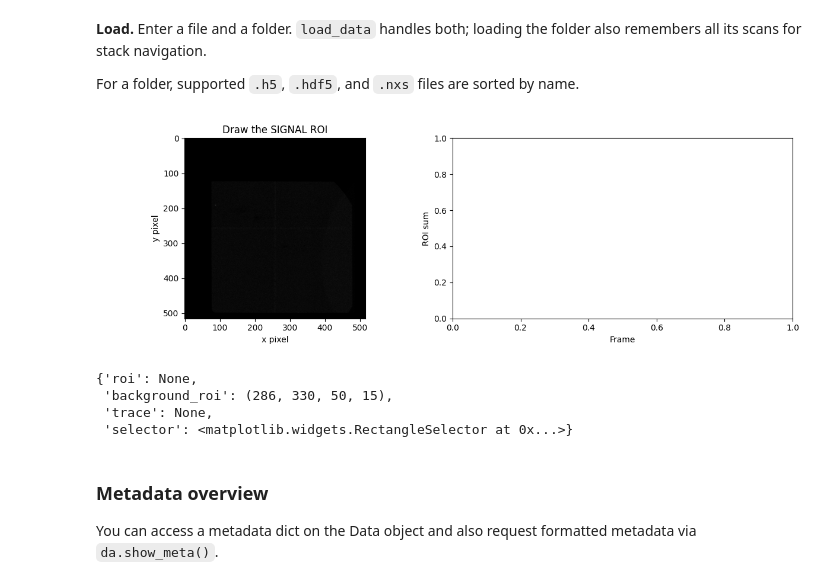
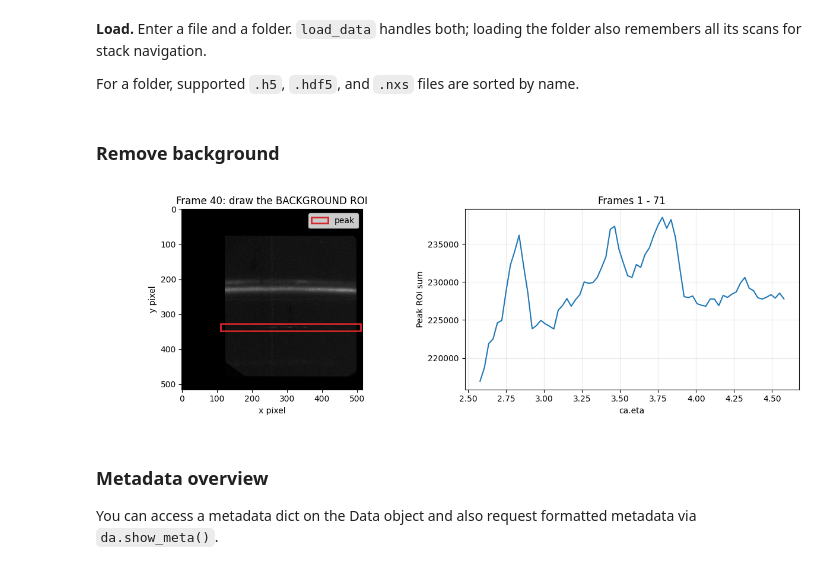
Before and after one commit to AdvancedPhotonSource/DashPVA, a Jupyter notebook: notebooks/DashAnalysis_Quickstart.ipynb, the cells around one changed output. Drawn from its saved outputs; the diff is of its cells as text; code cells hidden in the pictures.

```diff
--- a/notebooks/DashAnalysis_Quickstart.ipynb
+++ b/notebooks/DashAnalysis_Quickstart.ipynb
@@ -40,45 +42,40 @@ foldername = "/home/beams/USER6IDB/6idb-bits/sarah_26_3_2/"
 
 file_data_raw = da.load_data(filename)
 folder_scans = da.load_data(foldername)
-# %%
-# Raw detector frames: this data has not been converted or gridded in HKL space.
-# Each plotted point is calculated independently for one frame:
-# sum(signal ROI pixels) - mean(background ROI pixels). No values are summed across frames.
-# Results are grouped into result["integrated_intensity"] and result["plot"].
-# Plot contains ROI parameters, frame/file selection, x-axis values, cmap, log scale, figure, and axes.
-# SciPy computes the signal integration.
-# Example: result["integrated_intensity"]["corrected"] and result["plot"]["roi"].
-# Draw the signal ROI first, then draw a background ROI.
-# roi_result = da.plot_raw_roi(file_data_raw, roi="draw", background_roi="draw")
-
-# Fixed-ROI example:
-# da.plot_raw_roi(file_data_raw, roi=(100, 80, 40, 30), background_roi=(20, 20, 40, 30))
-
-# Display frame 40 and use ROI 1 saved for frame 40 as the background:
-# If the background reference has no 'frame', it automatically uses frame_index.
-da.plot_raw_roi(file_data_raw, frame_index=40, roi=None,
-                background_roi={"data": file_data_raw, "roi": 1})
-
-# Use saved ROI 4 from scan 7 as the background:
-# da.plot_raw_roi(file_data_raw, roi=None, background_roi={folder_scans[7]: 4})
-# frame_index is one-based: frame_index=52 reads Python array index 51.
-# Plot frame 52 across every file and draw on file index 7's frame:
-# da.plot_raw_roi(folder_scans, file_index=7, frame_index=52, roi=None, background_roi=True)
-# Choose metadata for the 1D plot's X axis (for example eta or temperature):
-# da.plot_raw_roi(file_data_raw, roi="draw", x_axis="eta")
-# Leave x_axis=None to automatically use the numeric metadata changing most significantly.
-# Choose a colormap and logarithmic display/plot scales:
-# da.plot_raw_roi(file_data_raw, roi="draw", cmap="viridis", log_scale="both")
-# log_scale can be False, True, "image", "plot", or "both".
-# Optional AH2700A capacitance data from a Bluesky primary stream:
-# cap={"file": "cap_scan.h5", "x_axis": "eta", "axis": "y", "unit": "pF"}
-# result["CAP"] contains capacitance averaged at each repeated eta/voltage position.
-# %% [output]
-[figure, removed]
-{'roi': None,
- 'background_roi': (286, 330, 50, 15),
- 'trace': None,
- 'selector': <matplotlib.widgets.RectangleSelector at 0x...>}
+# %% [markdown]
+### Remove background
+# %%
+# Subtract the background from every frame.
+results = da.remove_background(
+    file_data_raw,
+    frame_displayed=40,
+    peak_roi={file_data_raw: 4},
+    background_roi="draw",
+    x_axis="eta",
+    x_range=(2.5, 3.5),
+)
+print()
+
+# results["1d"]["x"], results["1d"]["y"]   1D trace, background removed
+# results["2d"]                            2D frames, background removed
+
+# raw_data         - loaded data (file_data_raw), a 3D frame stack, or one 2D frame array
+# peak_roi         - (x, y, width, height), a saved ROI (below), or "draw"
+# background_roi   - (x, y, width, height), points [(x1, y1), (x2, y2)], a saved ROI, or "draw"
+# frame_displayed  - frame shown on the image (one-based)
+# frame_range      - n for one frame, or (n1, n2) for frames n1 to n2; default all frames
+# file_index       - folder only: file shown while drawing
+# x_axis           - metadata name ("eta") or one value per frame; default picks one
+# x_range, y_range - (min, max) of the plot axes; None leaves an end automatic
+# cmap             - image colormap ("gray", "viridis", ...)
+# log_scale        - False, True, "image" or "plot"
+
+# Saved ROIs: the box saved in a file's ROI metadata
+# {file_data_raw: 4}                              from this file, ROI 4
+# {file_data_raw: "ROI4"}                         from this file, ROI by name
+# {f"{foldername}/pva_tise2_2_00024.h5": 5}       from another file, ROI 5
+# %% [output]
+[figure, added]
 # %% [markdown]
 ### Metadata overview
 
```
Also changed, not shown: parts of 4 cells of this notebook, 2 other files.
